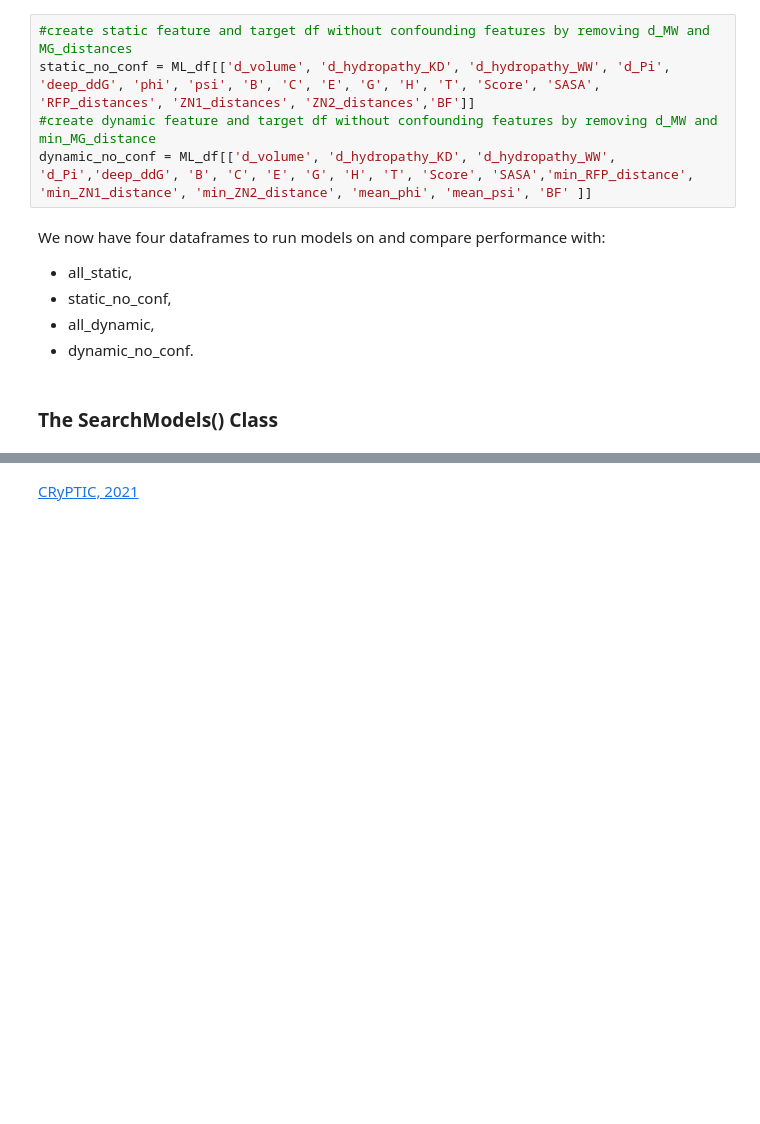
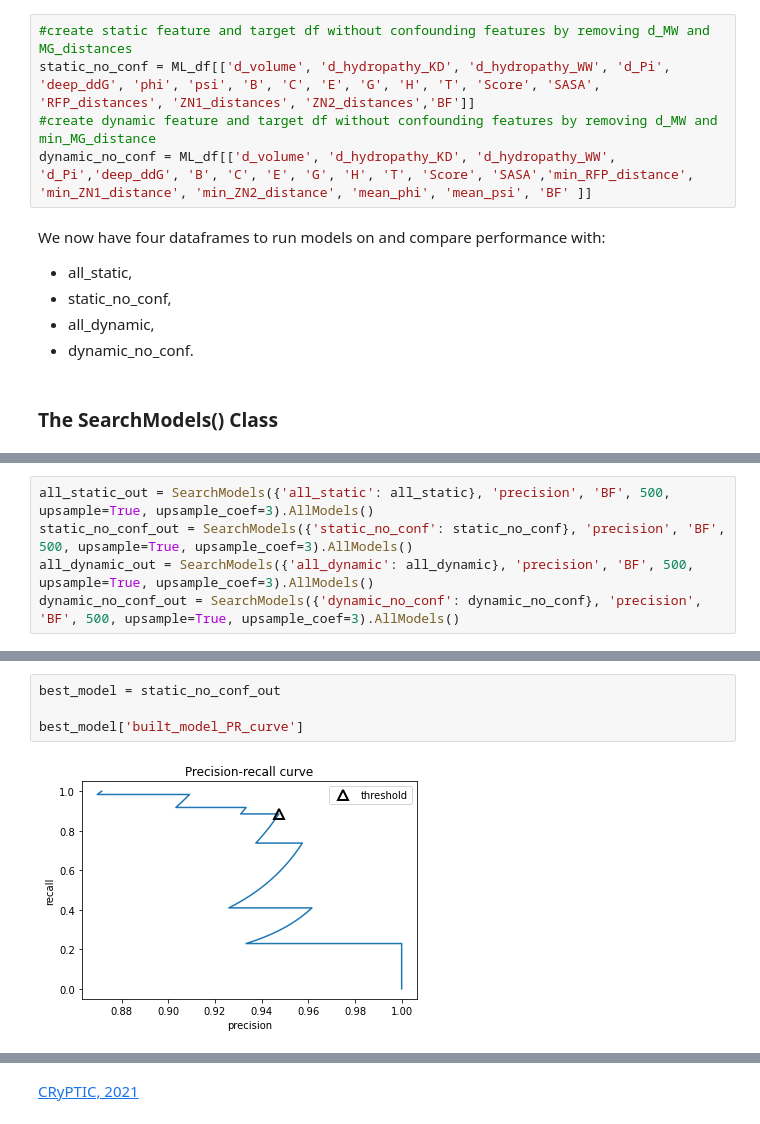
Before and after one commit to DylanAdlard/SABS_rotation_1_report, a Jupyter notebook: Report.ipynb, the cells around one changed output, grey strips where cells are left out. Cells and saved outputs as stored; diff of their text form; blank space fills up the shorter version.

```diff
--- a/Report.ipynb
+++ b/Report.ipynb
@@ -507,0 +645,5 @@ import ModelSearch
+# %%
+all_static_out = SearchModels({'all_static': all_static}, 'precision', 'BF', 500, upsample=True, upsample_coef=3).AllModels()
+static_no_conf_out = SearchModels({'static_no_conf': static_no_conf}, 'precision', 'BF', 500, upsample=True, upsample_coef=3).AllModels()
+all_dynamic_out = SearchModels({'all_dynamic': all_dynamic}, 'precision', 'BF', 500, upsample=True, upsample_coef=3).AllModels()
+dynamic_no_conf_out = SearchModels({'dynamic_no_conf': dynamic_no_conf}, 'precision', 'BF', 500, upsample=True, upsample_coef=3).AllModels()
@@ -507,0 +703,6 @@ import ModelSearch
+# %%
+best_model = static_no_conf_out
+
+best_model['built_model_PR_curve']
+# %% [output]
+[figure, added]
```
Also changed, not shown: parts of 45 cells of this notebook, 4 other files.
